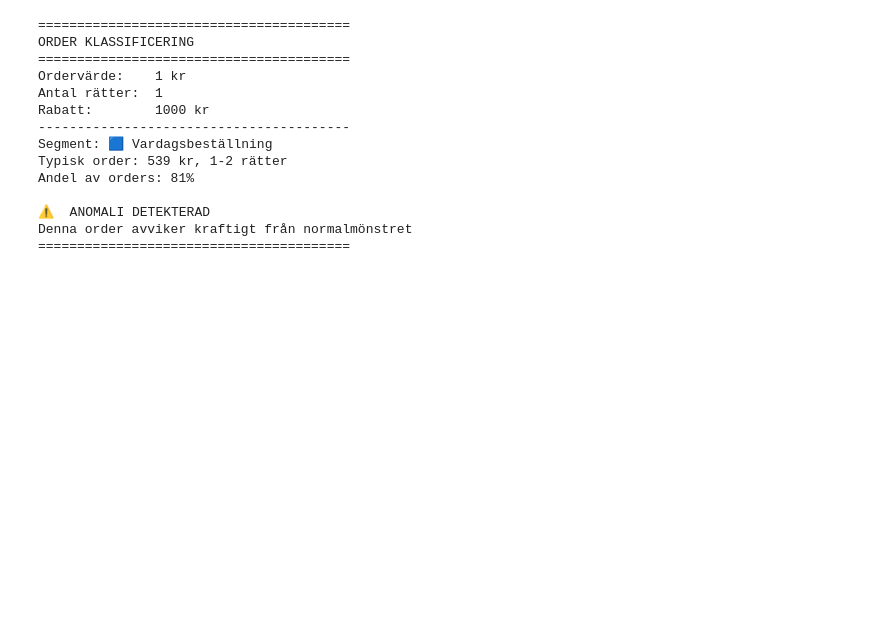
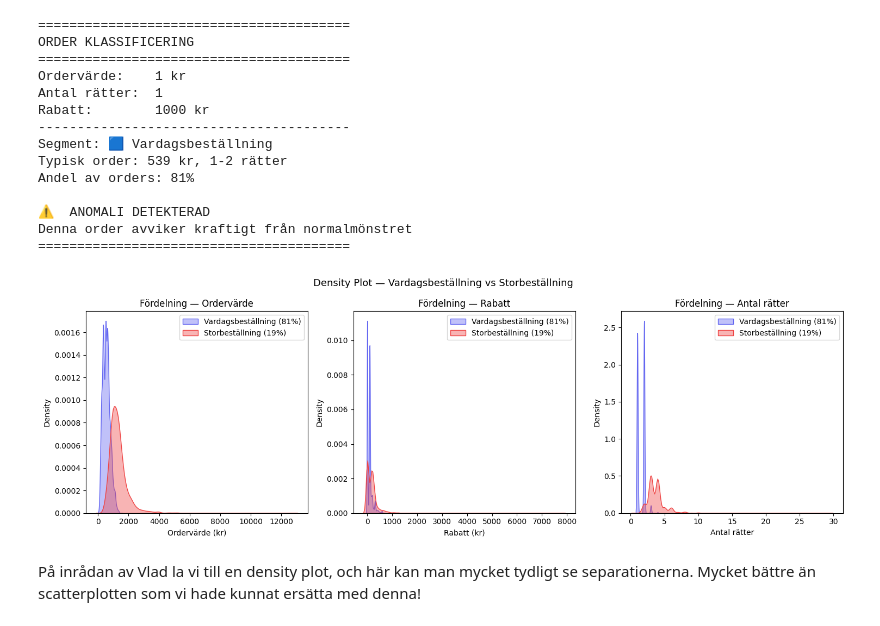
Before and after one commit to emilioano/AppliedAI, a Jupyter notebook: food_delivery_unsupervised_learning/food_delivery_grupparbete_public.ipynb, the cells around one changed output. Cells and saved outputs as stored; diff of their text form; code cells hidden in the pictures; blank space fills up the shorter version.

```diff
--- a/food_delivery_unsupervised_learning/food_delivery_grupparbete_public.ipynb
+++ b/food_delivery_unsupervised_learning/food_delivery_grupparbete_public.ipynb
@@ -1525,3 +1540,46 @@ Andel av orders: 81%
 ⚠️  ANOMALI DETEKTERAD
 Denna order avviker kraftigt från normalmönstret
 ========================================
+# %%
+import seaborn as sns
+import matplotlib.pyplot as plt
+
+fig, axes = plt.subplots(1, 3, figsize=(15, 5))
+fig.suptitle('Density Plot — Vardagsbeställning vs Storbeställning', fontsize=13)
+
+colors = ['#6366f1', '#ef4444']
+labels = ['Vardagsbeställning (81%)', 'Storbeställning (19%)']
+
+# Plot 1 — Ordervärde
+for c, col, lab in zip([0, 1], colors, labels):
+    mask = df_ml['cluster_best'] == c
+    sns.kdeplot(df_ml[mask]['Total'], ax=axes[0],
+                color=col, fill=True, alpha=0.4, label=lab)
+axes[0].set_xlabel('Ordervärde (kr)')
+axes[0].set_title('Fördelning — Ordervärde')
+axes[0].legend()
+
+# Plot 2 — Rabatt
+for c, col, lab in zip([0, 1], colors, labels):
+    mask = df_ml['cluster_best'] == c
+    sns.kdeplot(df_ml[mask]['total_discount'], ax=axes[1],
+                color=col, fill=True, alpha=0.4, label=lab)
+axes[1].set_xlabel('Rabatt (kr)')
+axes[1].set_title('Fördelning — Rabatt')
+axes[1].legend()
+
+# Plot 3 — Antal rätter
+for c, col, lab in zip([0, 1], colors, labels):
+    mask = df_ml['cluster_best'] == c
+    sns.kdeplot(df_ml[mask]['num_items'], ax=axes[2],
+                color=col, fill=True, alpha=0.4, label=lab)
+axes[2].set_xlabel('Antal rätter')
+axes[2].set_title('Fördelning — Antal rätter')
+axes[2].legend()
+
+plt.tight_layout()
+plt.show()
+# %% [output]
+[figure, added]
+# %% [markdown]
+På inrådan av Vlad la vi till en density plot, och här kan man mycket tydligt se separationerna. Mycket bättre än scatterplotten som vi hade kunnat ersätta med denna!
```
Also changed, not shown: parts of 25 cells of this notebook.
